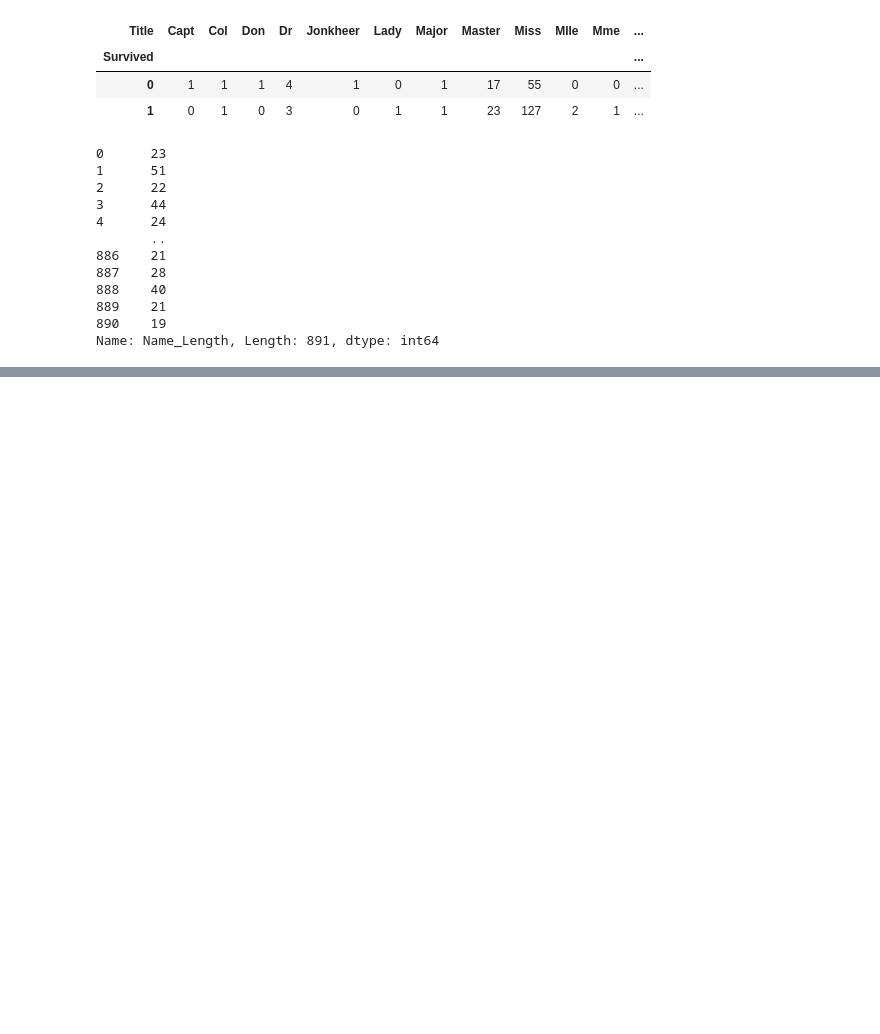
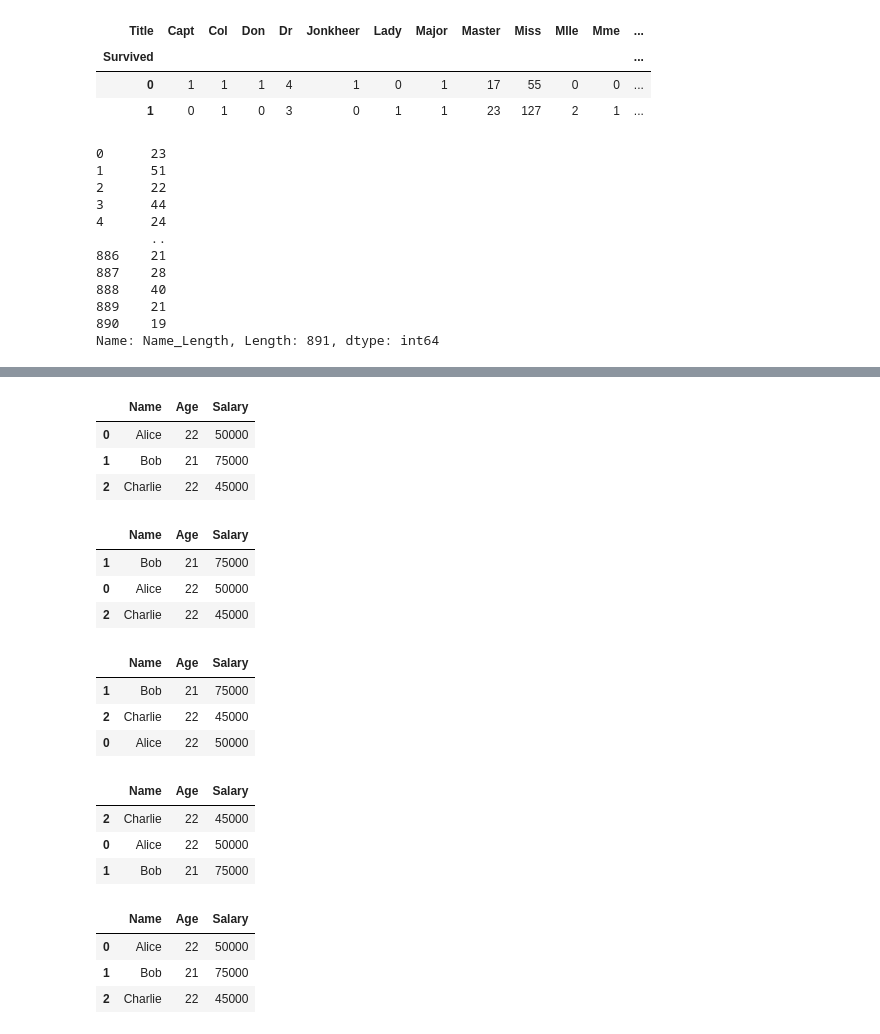
Before and after one commit to tahaSawan/AI-Engineering-Masterclass, a Jupyter notebook: 3-Applied Data Science with Python/Live Classes/ADSP Aug B2 File 2 - Pandas.ipynb, the cells around one changed output, grey strips where cells are left out. Drawn from its saved outputs; the diff is of its cells as text; code cells hidden in the pictures; blank space fills up the shorter version.

Commit message:
Live Class - Data Science

```diff
--- a/3-Applied Data Science with Python/Live Classes/ADSP Aug B2 File 2 - Pandas.ipynb
+++ b/3-Applied Data Science with Python/Live Classes/ADSP Aug B2 File 2 - Pandas.ipynb
@@ -1373,0 +1421,46 @@ Name: Name_Length, Length: 891, dtype: int64
+# %%
+## Sort a DataFrame by a column
+df = pd.DataFrame({'Name': ['Alice', 'Bob', 'Charlie'],
+                   'Age': [22, 21, 22],
+                   'Salary': [50000, 75000, 45000]})
+# %%
+df
+# %% [output]
+|  | Name | Age | Salary |
+| 0 | Alice | 22 | 50000 |
+| 1 | Bob | 21 | 75000 |
+| 2 | Charlie | 22 | 45000 |
+# %%
+df.sort_values(by = ['Age'])
+# %% [output]
+|  | Name | Age | Salary |
+| 1 | Bob | 21 | 75000 |
+| 0 | Alice | 22 | 50000 |
+| 2 | Charlie | 22 | 45000 |
+# %%
+# Sort on multiple colmuns
+df_sorted = df.sort_values(by = ['Age', 'Salary'])
+df_sorted
+# %% [output]
+|  | Name | Age | Salary |
+| 1 | Bob | 21 | 75000 |
+| 2 | Charlie | 22 | 45000 |
+| 0 | Alice | 22 | 50000 |
+# %%
+# Sort on multiple columns - Setting order for independetly
+df_sorted = df.sort_values(by = ['Age', 'Salary'], ascending = [False, True])
+df_sorted
+# %% [output]
+|  | Name | Age | Salary |
+| 2 | Charlie | 22 | 45000 |
+| 0 | Alice | 22 | 50000 |
+| 1 | Bob | 21 | 75000 |
+# %%
+### Sort by Index
+
+df_sorted.sort_index()
+# %% [output]
+|  | Name | Age | Salary |
+| 0 | Alice | 22 | 50000 |
+| 1 | Bob | 21 | 75000 |
+| 2 | Charlie | 22 | 45000 |
```
Also changed, not shown: parts of 26 cells of this notebook, 2 other files.
